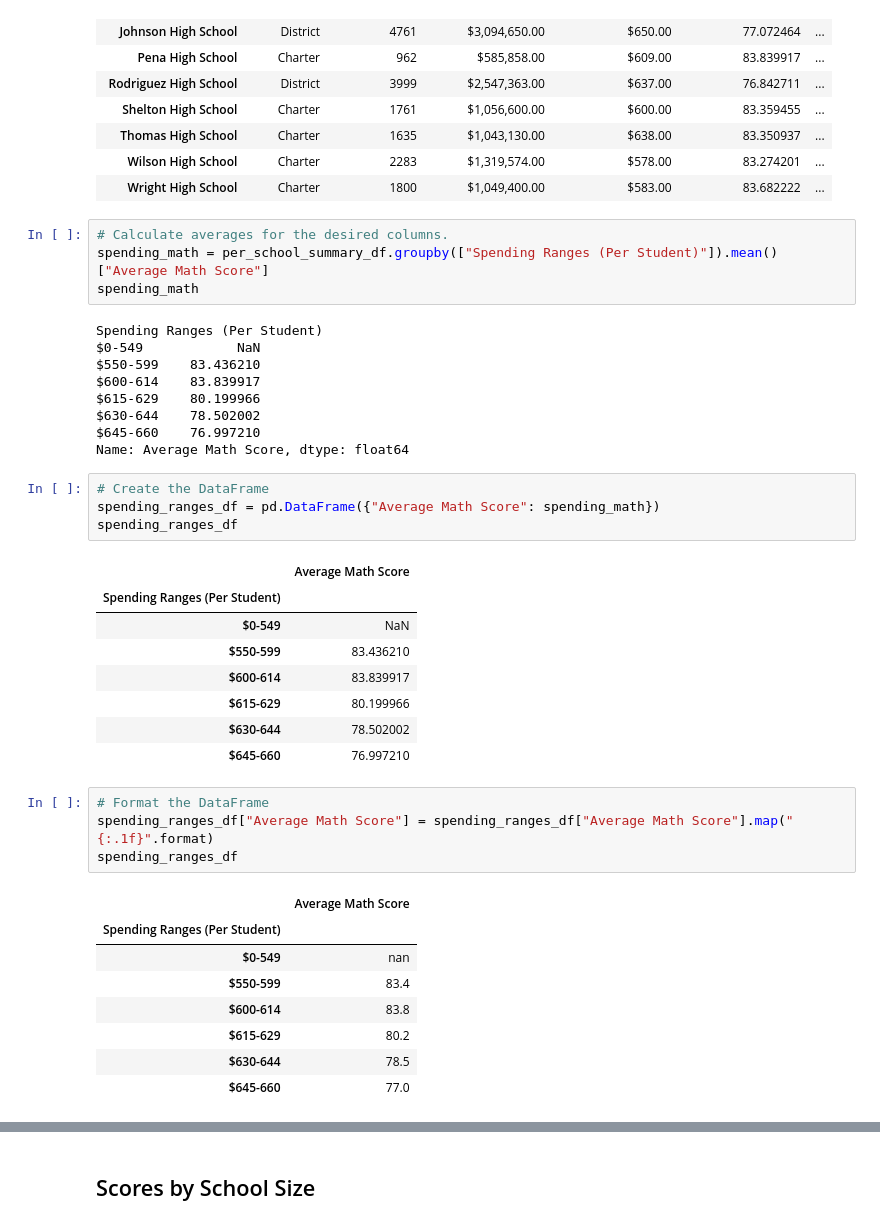
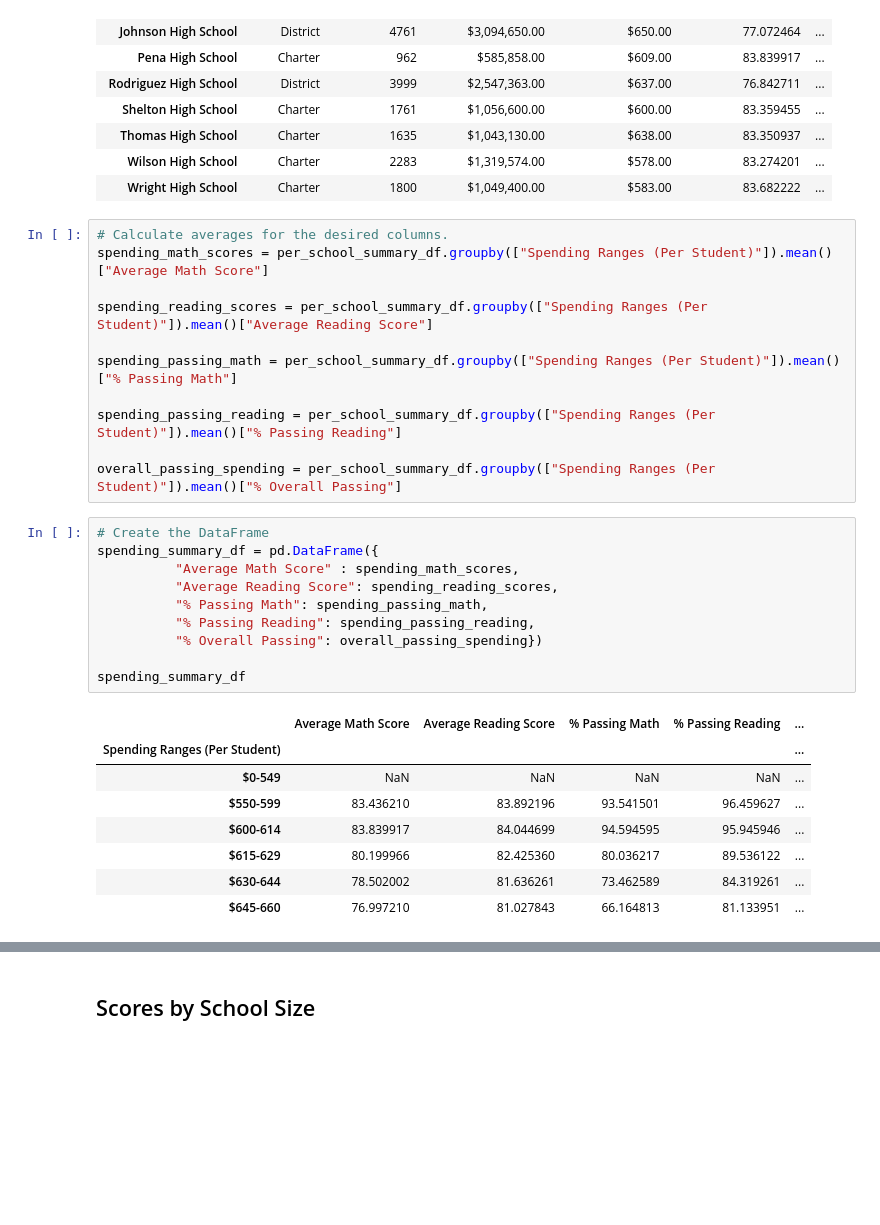
Before and after one commit to TamaraGR/School_District_Analysis, a Jupyter notebook: PyCitySchools_Challenge.ipynb, the cells around one changed output, grey strips where cells are left out. Cells and saved outputs as stored; diff of their text form; blank space fills up the shorter version.

```diff
--- a/PyCitySchools_Challenge.ipynb
+++ b/PyCitySchools_Challenge.ipynb
@@ -484,42 +494,33 @@ per_school_summary_df
 | Thomas High School | Charter | 1635 | $1,043,130.00 | $638.00 | 83.350937 | ... |
 | Wilson High School | Charter | 2283 | $1,319,574.00 | $578.00 | 83.274201 | ... |
 | Wright High School | Charter | 1800 | $1,049,400.00 | $583.00 | 83.682222 | ... |
-# %%
-# Calculate averages for the desired columns.
-spending_math = per_school_summary_df.groupby(["Spending Ranges (Per Student)"]).mean()["Average Math Score"]
-spending_math
-# %% [output]
-Spending Ranges (Per Student)
-$0-549            NaN
-$550-599    83.436210
-$600-614    83.839917
-$615-629    80.199966
-$630-644    78.502002
-$645-660    76.997210
-Name: Average Math Score, dtype: float64
+# %%
+# Calculate averages for the desired columns.
+spending_math_scores = per_school_summary_df.groupby(["Spending Ranges (Per Student)"]).mean()["Average Math Score"]
+
+spending_reading_scores = per_school_summary_df.groupby(["Spending Ranges (Per Student)"]).mean()["Average Reading Score"]
+
+spending_passing_math = per_school_summary_df.groupby(["Spending Ranges (Per Student)"]).mean()["% Passing Math"]
+
+spending_passing_reading = per_school_summary_df.groupby(["Spending Ranges (Per Student)"]).mean()["% Passing Reading"]
+
+overall_passing_spending = per_school_summary_df.groupby(["Spending Ranges (Per Student)"]).mean()["% Overall Passing"]
 # %%
 # Create the DataFrame
-spending_ranges_df = pd.DataFrame({"Average Math Score": spending_math})
-spending_ranges_df
+spending_summary_df = pd.DataFrame({
+          "Average Math Score" : spending_math_scores,
+          "Average Reading Score": spending_reading_scores,
+          "% Passing Math": spending_passing_math,
+          "% Passing Reading": spending_passing_reading,
+          "% Overall Passing": overall_passing_spending})
+
+spending_summary_df
 # %% [output]
-|  | Average Math Score |
-| Spending Ranges (Per Student) |  |
-| $0-549 | NaN |
-| $550-599 | 83.436210 |
-| $600-614 | 83.839917 |
-| $615-629 | 80.199966 |
-| $630-644 | 78.502002 |
-| $645-660 | 76.997210 |
+|  | Average Math Score | Average Reading Score | % Passing Math | % Passing Reading | ... |
+| Spending Ranges (Per Student) |  |  |  |  | ... |
+| $0-549 | NaN | NaN | NaN | NaN | ... |
+| $550-599 | 83.436210 | 83.892196 | 93.541501 | 96.459627 | ... |
+| $600-614 | 83.839917 | 84.044699 | 94.594595 | 95.945946 | ... |
+| $615-629 | 80.199966 | 82.425360 | 80.036217 | 89.536122 | ... |
+| $630-644 | 78.502002 | 81.636261 | 73.462589 | 84.319261 | ... |
+| $645-660 | 76.997210 | 81.027843 | 66.164813 | 81.133951 | ... |
-# %%
-# Format the DataFrame
-spending_ranges_df["Average Math Score"] = spending_ranges_df["Average Math Score"].map("{:.1f}".format)
-spending_ranges_df
-# %% [output]
-|  | Average Math Score |
-| Spending Ranges (Per Student) |  |
-| $0-549 | nan |
-| $550-599 | 83.4 |
-| $600-614 | 83.8 |
-| $615-629 | 80.2 |
-| $630-644 | 78.5 |
-| $645-660 | 77.0 |
```
Also changed, not shown: parts of 2 cells of this notebook, 1 other file.
